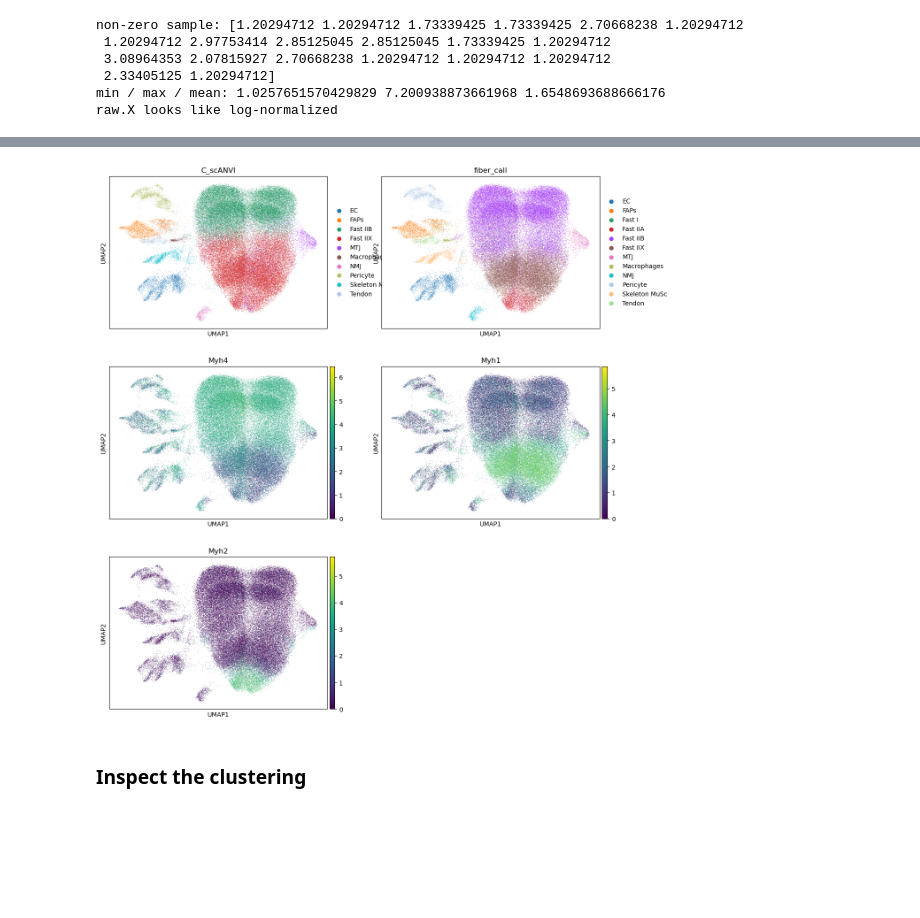
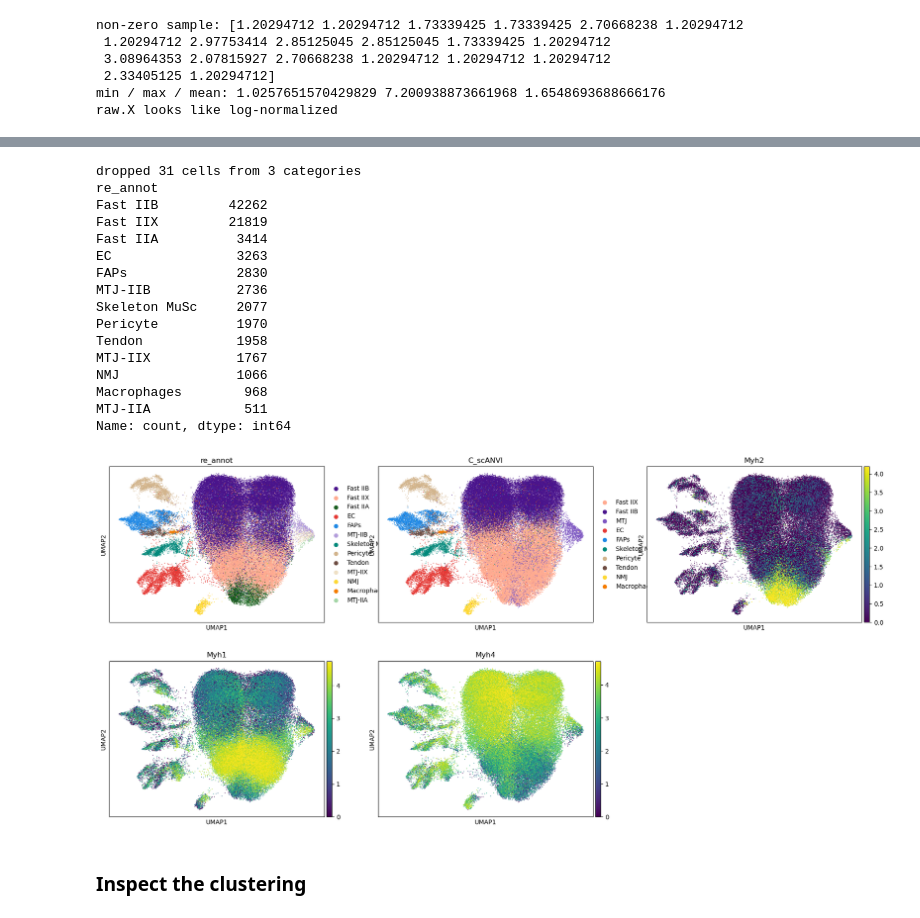
Before and after one commit to sachha-naksha/TA_muscle_ageing, a Jupyter notebook: py_scripts/2_single_nuc_inspection/re_cluster.ipynb, the cells around one changed output, grey strips where cells are left out. Saved outputs shown, nothing was run; the diff lists cells and outputs as text; code cells hidden in the pictures; blank space fills up the shorter version.

Commit message:
color palatte is set, cell types are set

```diff
--- a/py_scripts/2_single_nuc_inspection/re_cluster.ipynb
+++ b/py_scripts/2_single_nuc_inspection/re_cluster.ipynb
@@ -125,7 +133,74 @@ Tendon                   0     0         0              0    1958
+# %%
+# Drop cells in any re_annot category with fewer than 50 members
+min_cells = 50
+keep_cats = adata.obs["re_annot"].value_counts()
+keep_cats = keep_cats[keep_cats >= min_cells].index.tolist()
+
+adata_re = adata[adata.obs["re_annot"].isin(keep_cats)].copy()
+adata_re.obs["re_annot"] = (
+    adata_re.obs["re_annot"].cat.remove_unused_categories()
+)
+
+print(f"dropped {adata.n_obs - adata_re.n_obs} cells "
+      f"from {len(adata.obs['re_annot'].cat.categories) - len(keep_cats)} categories")
+print(adata_re.obs["re_annot"].value_counts())
+# %% [output]
+dropped 31 cells from 3 categories
+re_annot
+Fast IIB         42262
+Fast IIX         21819
+Fast IIA          3414
+EC                3263
+FAPs              2830
+MTJ-IIB           2736
+Skeleton MuSc     2077
+Pericyte          1970
+Tendon            1958
+MTJ-IIX           1767
+NMJ               1066
+Macrophages        968
+MTJ-IIA            511
+Name: count, dtype: int64
 # %%
-sc.pl.umap(adata, color=["C_scANVI", "fiber_call", 'Myh4', 'Myh1', 'Myh2'], ncols=2)
+re_annot_palette = {
+    "Fast IIA":      "#1B5E20",
+    "Fast IIB":      "#4A148C",
+    "Fast IIX":      "#FFAB91",
+    "MTJ-IIA":       "#A5D6A7",
+    "MTJ-IIB":       "#B39DDB",
+    "MTJ-IIX":       "#EFE0C5",
+    "EC":            "#E53935",
+    "FAPs":          "#1E88E5",
+    "Pericyte":      "#D2B48C",
+    "Tendon":        "#6D4C41",
+    "Skeleton MuSc": "#00897B",
+    "NMJ":           "#FDD835",
+    "Macrophages":   "#F57C00",
+}
+
+# C_scANVI shares most names with re_annot, but has the unsplit "MTJ" instead
+# of MTJ-IIA/IIB/IIX. Pick an MTJ color that doesn't clash with anything else —
+# medium purple sits between the IIA and stromal palettes.
+c_scanvi_palette = {**re_annot_palette, "MTJ": "#7E57C2"}
+
+# Make sure both columns are clean Categoricals
+for col, pal in [("re_annot", re_annot_palette), ("C_scANVI", c_scanvi_palette)]:
+    adata_re.obs[col] = adata_re.obs[col].astype(str).astype("category")
+    cats = [c for c in adata_re.obs[col].cat.categories if c in pal]
+    # Drop any cells in non-palette categories (shouldn't be any after filtering)
+    adata_re = adata_re[adata_re.obs[col].isin(cats)].copy()
+    adata_re.obs[col] = adata_re.obs[col].astype(str).astype("category")
+    counts = adata_re.obs[col].value_counts().sort_values(ascending=False)
+    adata_re.obs[col] = adata_re.obs[col].cat.reorder_categories(counts.index.tolist())
+    adata_re.uns[f"{col}_colors"] = [pal[c] for c in adata_re.obs[col].cat.categories]
-# %% [output]
-[figure, removed]
+# %%
+sc.pl.umap(
+    adata_re,
+    color=["re_annot", "C_scANVI", "Myh2", "Myh1", "Myh4"],
+    ncols=3, vmax="p99", size=6,
+)
+# %% [output]
+[figure, added]
 # %% [markdown]
 ### Inspect the clustering
 # %%
```
Also changed, not shown: parts of 3 cells of this notebook.
